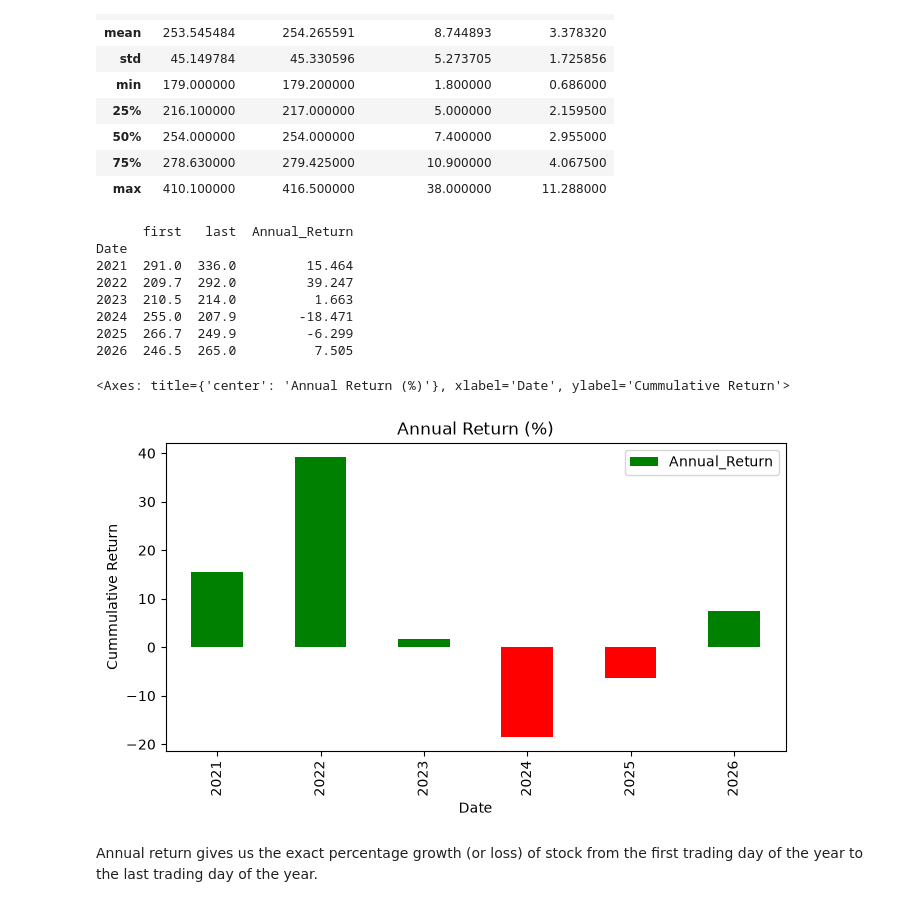
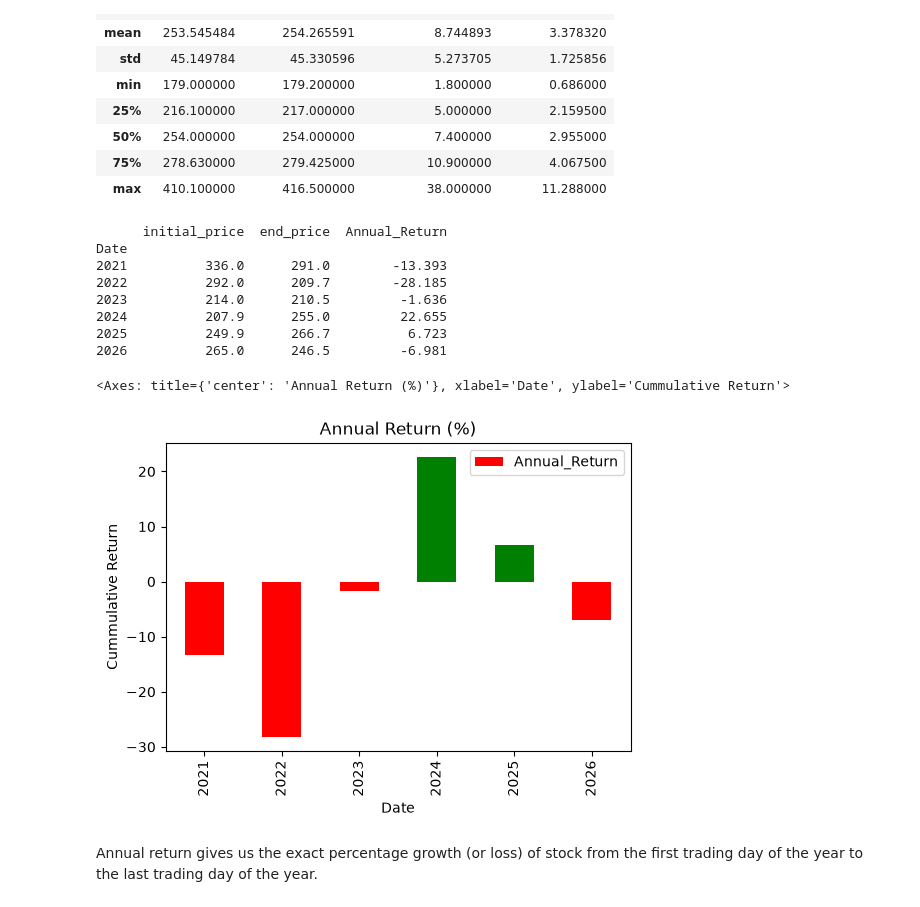
Before and after one commit to SuniAmatya/StockPredictor, a Jupyter notebook: DSML-Project/NIFRAStockAnalysis.ipynb, the cells around one changed output. Saved outputs shown, nothing was run; the diff lists cells and outputs as text; code cells hidden in the pictures.

```diff
--- a/DSML-Project/NIFRAStockAnalysis.ipynb
+++ b/DSML-Project/NIFRAStockAnalysis.ipynb
@@ -58,27 +58,29 @@ data_df[["Close", "Daily_Avg_Price", "Daily_Price_Range", "Range_Percent"]].desc
 | max | 410.100000 | 416.500000 | 38.000000 | 11.288000 |
 # %%
 #Return Analysis
-yearly_close = data_df.groupby( data_df["Date"].dt.year)["Close"].agg(["first", "last"])
-yearly_close["Annual_Return"] = ((yearly_close["last"]/ yearly_close["first"] - 1) *100).round(3)
+yearly_close = data_df.groupby( data_df["Date"].dt.year)["Close"].agg(
+    initial_price= "last",
+    end_price= "first")
+yearly_close["Annual_Return"] = ((yearly_close["end_price"]/ yearly_close["initial_price"] - 1) *100).round(3)
 print(yearly_close)
 
 colors = ["green" if val >= 0 else "red" for val in yearly_close["Annual_Return"]]
-yearly_close.plot(kind="bar", figsize=(8,4),
+yearly_close.plot(kind="bar", figsize=(6,4),
     title= "Annual Return (%)",
     xlabel="Date", ylabel= "Cummulative Return",
     y= "Annual_Return",
     color= colors)
 # %% [output]
-      first   last  Annual_Return
+      initial_price  end_price  Annual_Return
 Date
-2021  291.0  336.0         15.464
-2022  209.7  292.0         39.247
-2023  210.5  214.0          1.663
-2024  255.0  207.9        -18.471
-2025  266.7  249.9         -6.299
-2026  246.5  265.0          7.505
+2021          336.0      291.0        -13.393
+2022          292.0      209.7        -28.185
+2023          214.0      210.5         -1.636
+2024          207.9      255.0         22.655
+2025          249.9      266.7          6.723
+2026          265.0      246.5         -6.981
 <Axes: title={'center': 'Annual Return (%)'}, xlabel='Date', ylabel='Cummulative Return'>
-[figure, old version]
+[figure, new version]
 # %% [markdown]
 Annual return gives us the exact percentage growth (or loss) of stock from the first trading day of the year to the last trading day of the year.
 # %%
```
Also changed, not shown: parts of 1 cell of this notebook.
